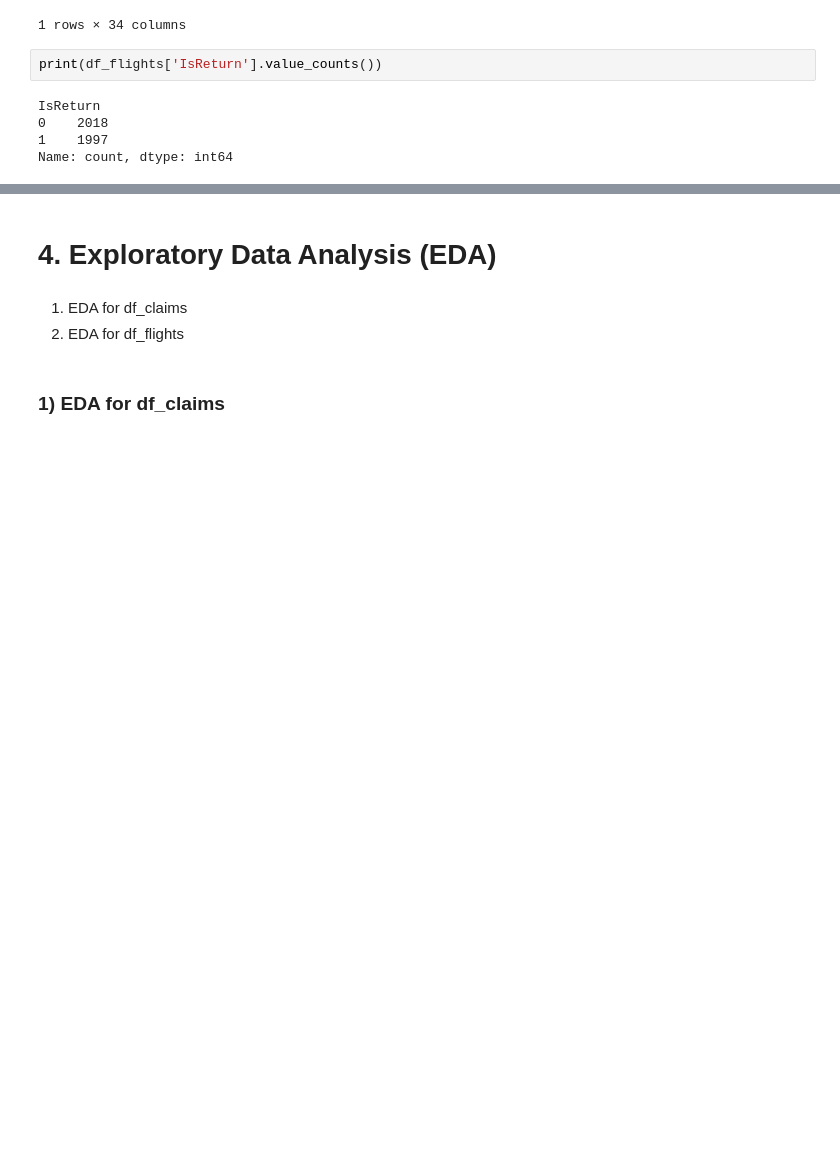
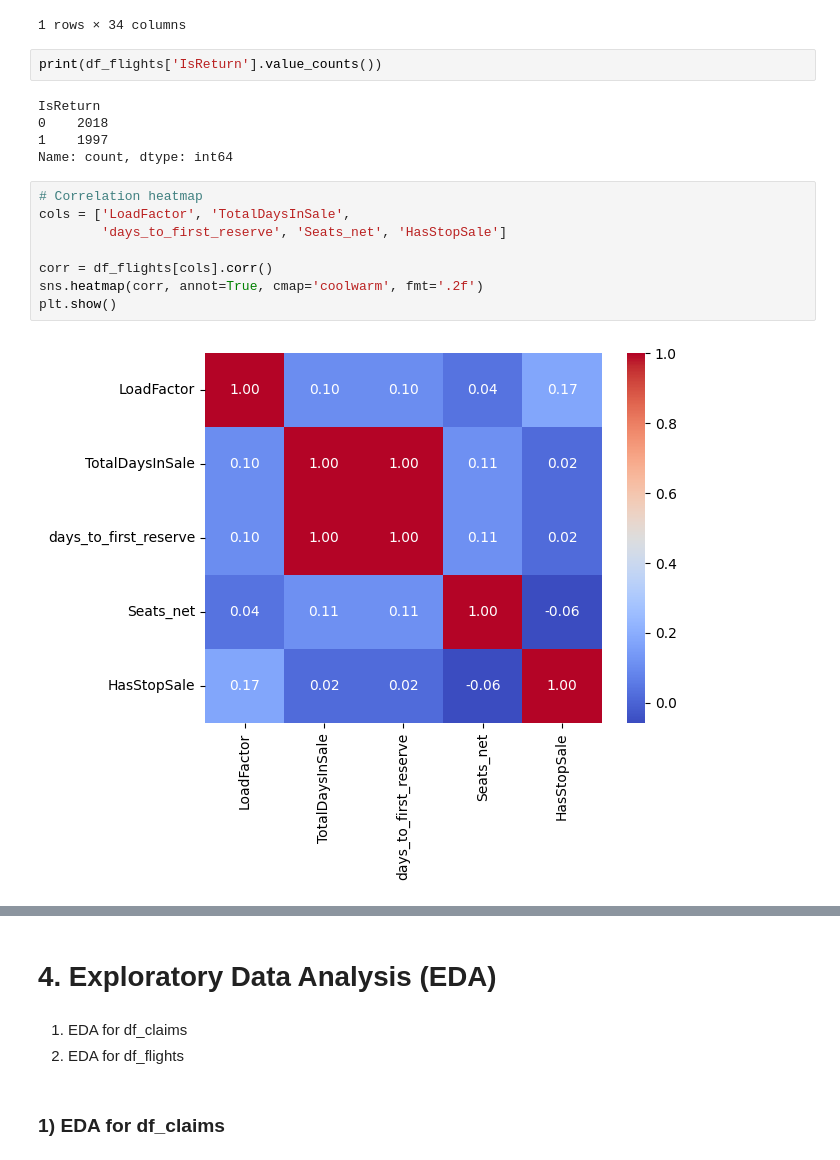
Before and after one commit to VildanaRazumova/thesis-demand-forecasting, a Jupyter notebook: thesis_notebook_final.ipynb, the cells around one changed output, grey strips where cells are left out. Drawn from its saved outputs; the diff is of its cells as text; blank space fills up the shorter version.

```diff
--- a/thesis_notebook_final.ipynb
+++ b/thesis_notebook_final.ipynb
@@ -477,6 +483,16 @@ IsReturn
 0    2018
 1    1997
 Name: count, dtype: int64
+# %%
+# Correlation heatmap
+cols = ['LoadFactor', 'TotalDaysInSale',
+        'days_to_first_reserve', 'Seats_net', 'HasStopSale']
+
+corr = df_flights[cols].corr()
+sns.heatmap(corr, annot=True, cmap='coolwarm', fmt='.2f')
+plt.show()
+# %% [output]
+[figure, added]
 # %% [markdown]
 The flight load history dataset contains **4 015 rows** and **32 columns**,
 covering charter flight blocks operated on Kazakhstan -> Vietnam and Vietnam -> Kazakhstan routes, from **January 2024 to March 2026**.
```
Also changed, not shown: parts of 5 cells of this notebook.
